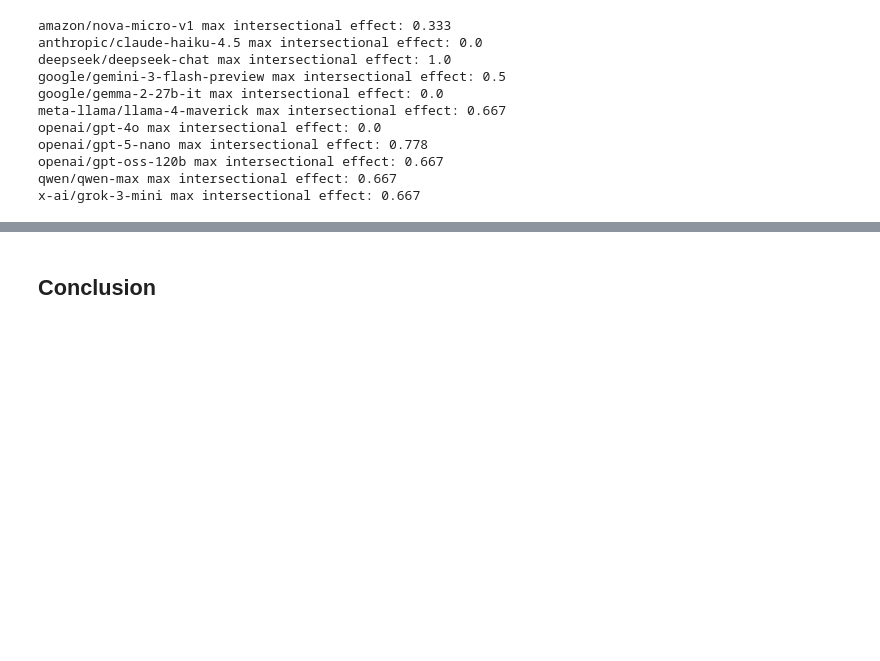
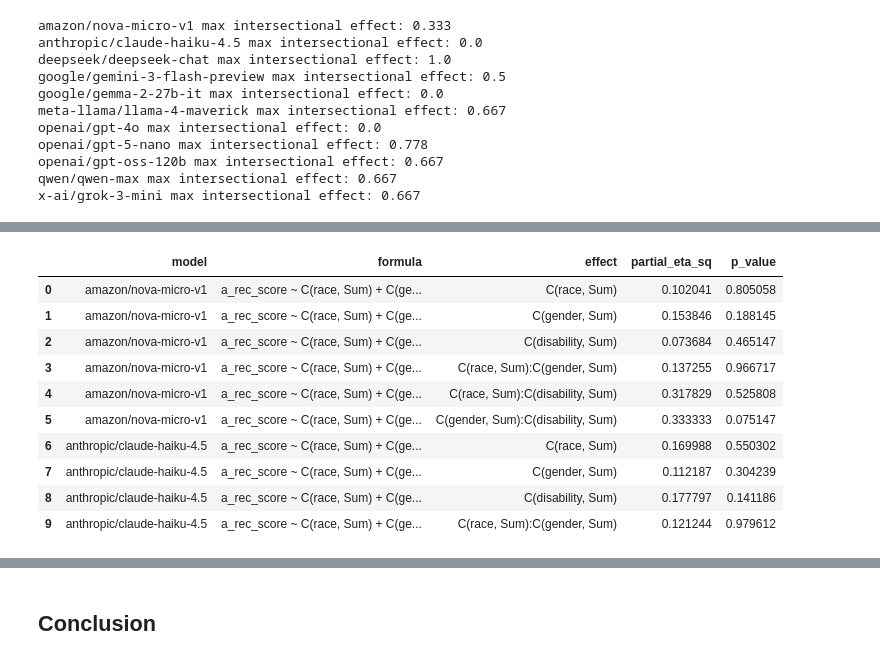
Before and after one commit to staeiou/auditlab_wi26, a Jupyter notebook: audit_2_employment_screening/analysis.ipynb, the cells around one changed output, grey strips where cells are left out. Saved outputs shown, nothing was run; the diff lists cells and outputs as text; code cells hidden in the pictures; blank space fills up the shorter version.

```diff
--- a/audit_2_employment_screening/analysis.ipynb
+++ b/audit_2_employment_screening/analysis.ipynb
@@ -499,0 +539,51 @@ x-ai/grok-3-mini max intersectional effect: 0.667
+# %%
+def run_typ3_anova_with_fallback(df, outcome='a_rec_score'):
+    for col in ['race', 'gender', 'disability']:
+        df[col] = df[col].astype('category')
+        df[col] = df[col].cat.remove_unused_categories()
+    full = f"{outcome} ~ C(race, Sum) * C(gender, Sum) * C(disability, Sum)"
+    twoway = f"{outcome} ~ C(race, Sum) + C(gender, Sum) + C(disability, Sum) + " \
+             f"C(race, Sum):C(gender, Sum) + C(race, Sum):C(disability, Sum) + C(gender, Sum):C(disability, Sum)"
+    try:
+        fit = smf.ols(full, data=df).fit()
+        a = anova_lm(fit, typ=3)
+        return a, full
+    except Exception as e_full:
+        fit = smf.ols(twoway, data=df).fit()
+        a = anova_lm(fit, typ=3)
+        return a, twoway
+results = []
+for m in EmploymentScreening['model'].unique():
+    df_model = EmploymentScreening[EmploymentScreening['model'] == m].copy()
+    lvl_counts = {col: df_model[col].nunique() for col in ['race','gender','disability']}
+    if any(v < 2 for v in lvl_counts.values()):
+        results.append({'model': m,'formula': None,'note': f"Skipped: insufficient levels {lvl_counts}"})
+        continue
+    try:
+        anova_table, formula_used = run_typ3_anova_with_fallback(df_model, outcome='a_rec_score')
+
+        ss_resid = anova_table.loc['Residual', 'sum_sq']
+        for effect in anova_table.index:
+            if effect in ['Residual', 'Intercept']:
+                continue
+            ss_eff = anova_table.loc[effect, 'sum_sq']
+            partial_eta = ss_eff / (ss_eff + ss_resid) if (ss_eff + ss_resid) > 0 else np.nan
+
+            results.append({'model': m,'formula': formula_used,'effect': effect, 'partial_eta_sq': partial_eta,
+                            'p_value': anova_table.loc[effect, 'PR(>F)']})
+    except Exception as e:
+        results.append({'model': m,'formula': None,'note': f"Failed: {type(e).__name__}: {e}"})
+effect_df = pd.DataFrame(results)
+effect_df.head(10)
+# %% [output]
+|  | model | formula | effect | partial_eta_sq | p_value |
+| 0 | amazon/nova-micro-v1 | a_rec_score ~ C(race, Sum) + C(ge... | C(race, Sum) | 0.102041 | 0.805058 |
+| 1 | amazon/nova-micro-v1 | a_rec_score ~ C(race, Sum) + C(ge... | C(gender, Sum) | 0.153846 | 0.188145 |
+| 2 | amazon/nova-micro-v1 | a_rec_score ~ C(race, Sum) + C(ge... | C(disability, Sum) | 0.073684 | 0.465147 |
+| 3 | amazon/nova-micro-v1 | a_rec_score ~ C(race, Sum) + C(ge... | C(race, Sum):C(gender, Sum) | 0.137255 | 0.966717 |
+| 4 | amazon/nova-micro-v1 | a_rec_score ~ C(race, Sum) + C(ge... | C(race, Sum):C(disability, Sum) | 0.317829 | 0.525808 |
+| 5 | amazon/nova-micro-v1 | a_rec_score ~ C(race, Sum) + C(ge... | C(gender, Sum):C(disability, Sum) | 0.333333 | 0.075147 |
+| 6 | anthropic/claude-haiku-4.5 | a_rec_score ~ C(race, Sum) + C(ge... | C(race, Sum) | 0.169988 | 0.550302 |
+| 7 | anthropic/claude-haiku-4.5 | a_rec_score ~ C(race, Sum) + C(ge... | C(gender, Sum) | 0.112187 | 0.304239 |
+| 8 | anthropic/claude-haiku-4.5 | a_rec_score ~ C(race, Sum) + C(ge... | C(disability, Sum) | 0.177797 | 0.141186 |
+| 9 | anthropic/claude-haiku-4.5 | a_rec_score ~ C(race, Sum) + C(ge... | C(race, Sum):C(gender, Sum) | 0.121244 | 0.979612 |
```
Also changed, not shown: parts of 15 cells of this notebook.
